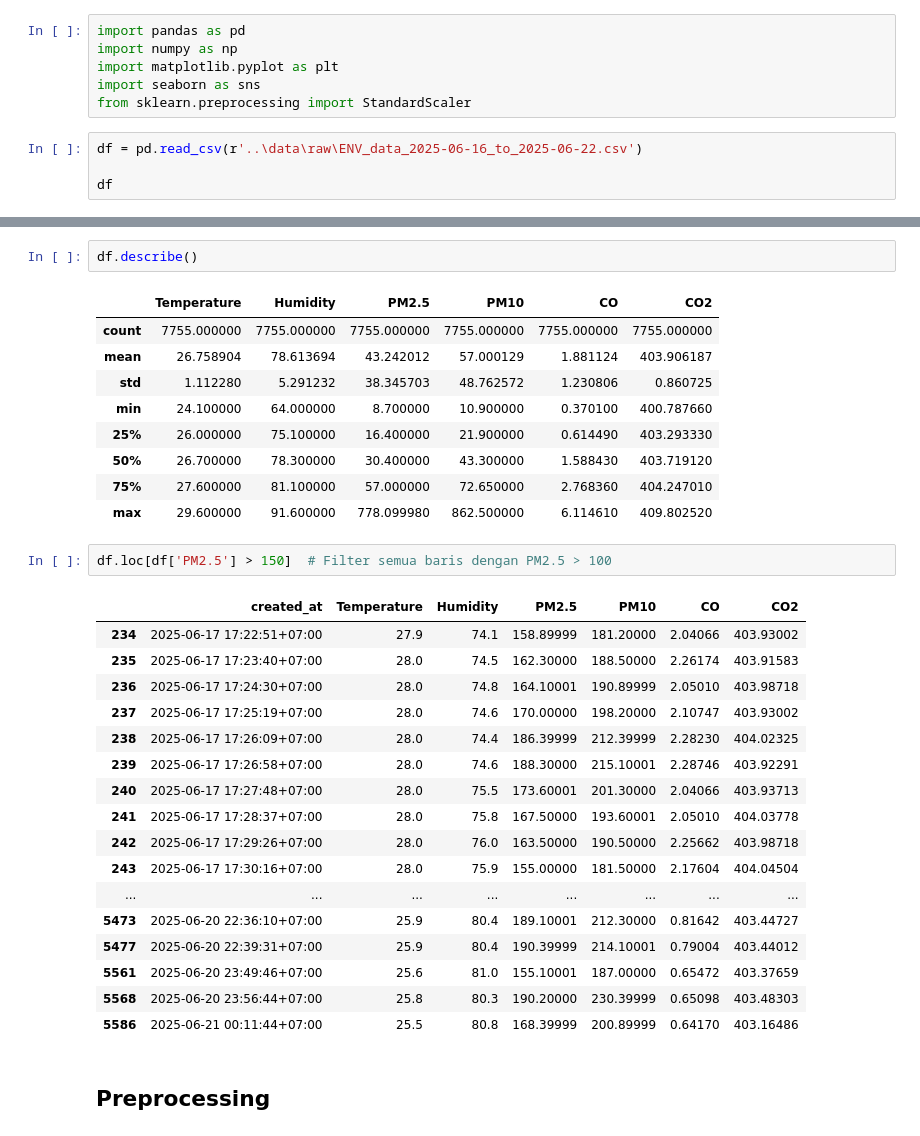
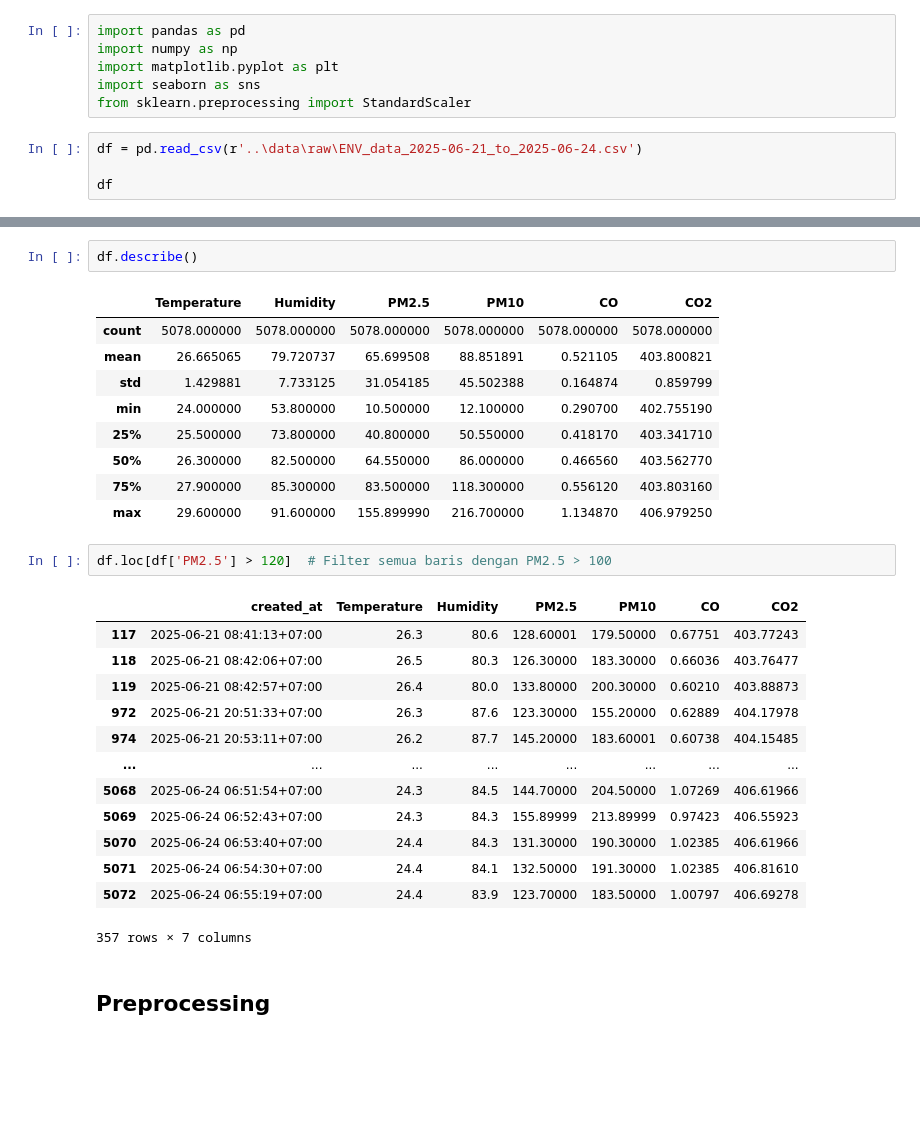
Before and after one commit to Hardtophead/Prediksi_Polusi_Udara, a Jupyter notebook: notebooks/fault_detection.ipynb, the cells around one changed output, grey strips where cells are left out. Saved outputs shown, nothing was run; the diff lists cells and outputs as text; blank space fills up the shorter version.

```diff
--- a/notebooks/fault_detection.ipynb
+++ b/notebooks/fault_detection.ipynb
@@ -9,7 +9,7 @@ import matplotlib.pyplot as plt
 import seaborn as sns
 from sklearn.preprocessing import StandardScaler
 # %%
-df = pd.read_csv(r'..\data\raw\ENV_data_2025-06-16_to_2025-06-22.csv')
+df = pd.read_csv(r'..\data\raw\ENV_data_2025-06-21_to_2025-06-24.csv')
 
 df
 # %% [output]
@@ -30,34 +30,30 @@ df
 df.describe()
 # %% [output]
 |  | Temperature | Humidity | PM2.5 | PM10 | CO | CO2 |
-| count | 7755.000000 | 7755.000000 | 7755.000000 | 7755.000000 | 7755.000000 | 7755.000000 |
-| mean | 26.758904 | 78.613694 | 43.242012 | 57.000129 | 1.881124 | 403.906187 |
-| std | 1.112280 | 5.291232 | 38.345703 | 48.762572 | 1.230806 | 0.860725 |
-| min | 24.100000 | 64.000000 | 8.700000 | 10.900000 | 0.370100 | 400.787660 |
-| 25% | 26.000000 | 75.100000 | 16.400000 | 21.900000 | 0.614490 | 403.293330 |
-| 50% | 26.700000 | 78.300000 | 30.400000 | 43.300000 | 1.588430 | 403.719120 |
-| 75% | 27.600000 | 81.100000 | 57.000000 | 72.650000 | 2.768360 | 404.247010 |
-| max | 29.600000 | 91.600000 | 778.099980 | 862.500000 | 6.114610 | 409.802520 |
+| count | 5078.000000 | 5078.000000 | 5078.000000 | 5078.000000 | 5078.000000 | 5078.000000 |
+| mean | 26.665065 | 79.720737 | 65.699508 | 88.851891 | 0.521105 | 403.800821 |
+| std | 1.429881 | 7.733125 | 31.054185 | 45.502388 | 0.164874 | 0.859799 |
+| min | 24.000000 | 53.800000 | 10.500000 | 12.100000 | 0.290700 | 402.755190 |
+| 25% | 25.500000 | 73.800000 | 40.800000 | 50.550000 | 0.418170 | 403.341710 |
+| 50% | 26.300000 | 82.500000 | 64.550000 | 86.000000 | 0.466560 | 403.562770 |
+| 75% | 27.900000 | 85.300000 | 83.500000 | 118.300000 | 0.556120 | 403.803160 |
+| max | 29.600000 | 91.600000 | 155.899990 | 216.700000 | 1.134870 | 406.979250 |
 # %%
-df.loc[df['PM2.5'] > 150]  # Filter semua baris dengan PM2.5 > 100
+df.loc[df['PM2.5'] > 120]  # Filter semua baris dengan PM2.5 > 100
 # %% [output]
 |  | created_at | Temperature | Humidity | PM2.5 | PM10 | CO | CO2 |
-| 234 | 2025-06-17 17:22:51+07:00 | 27.9 | 74.1 | 158.89999 | 181.20000 | 2.04066 | 403.93002 |
-| 235 | 2025-06-17 17:23:40+07:00 | 28.0 | 74.5 | 162.30000 | 188.50000 | 2.26174 | 403.91583 |
-| 236 | 2025-06-17 17:24:30+07:00 | 28.0 | 74.8 | 164.10001 | 190.89999 | 2.05010 | 403.98718 |
-| 237 | 2025-06-17 17:25:19+07:00 | 28.0 | 74.6 | 170.00000 | 198.20000 | 2.10747 | 403.93002 |
-| 238 | 2025-06-17 17:26:09+07:00 | 28.0 | 74.4 | 186.39999 | 212.39999 | 2.28230 | 404.02325 |
-| 239 | 2025-06-17 17:26:58+07:00 | 28.0 | 74.6 | 188.30000 | 215.10001 | 2.28746 | 403.92291 |
-| 240 | 2025-06-17 17:27:48+07:00 | 28.0 | 75.5 | 173.60001 | 201.30000 | 2.04066 | 403.93713 |
-| 241 | 2025-06-17 17:28:37+07:00 | 28.0 | 75.8 | 167.50000 | 193.60001 | 2.05010 | 404.03778 |
-| 242 | 2025-06-17 17:29:26+07:00 | 28.0 | 76.0 | 163.50000 | 190.50000 | 2.25662 | 403.98718 |
-| 243 | 2025-06-17 17:30:16+07:00 | 28.0 | 75.9 | 155.00000 | 181.50000 | 2.17604 | 404.04504 |
+| 117 | 2025-06-21 08:41:13+07:00 | 26.3 | 80.6 | 128.60001 | 179.50000 | 0.67751 | 403.77243 |
+| 118 | 2025-06-21 08:42:06+07:00 | 26.5 | 80.3 | 126.30000 | 183.30000 | 0.66036 | 403.76477 |
+| 119 | 2025-06-21 08:42:57+07:00 | 26.4 | 80.0 | 133.80000 | 200.30000 | 0.60210 | 403.88873 |
+| 972 | 2025-06-21 20:51:33+07:00 | 26.3 | 87.6 | 123.30000 | 155.20000 | 0.62889 | 404.17978 |
+| 974 | 2025-06-21 20:53:11+07:00 | 26.2 | 87.7 | 145.20000 | 183.60001 | 0.60738 | 404.15485 |
 | ... | ... | ... | ... | ... | ... | ... | ... |
-| 5473 | 2025-06-20 22:36:10+07:00 | 25.9 | 80.4 | 189.10001 | 212.30000 | 0.81642 | 403.44727 |
-| 5477 | 2025-06-20 22:39:31+07:00 | 25.9 | 80.4 | 190.39999 | 214.10001 | 0.79004 | 403.44012 |
-| 5561 | 2025-06-20 23:49:46+07:00 | 25.6 | 81.0 | 155.10001 | 187.00000 | 0.65472 | 403.37659 |
-| 5568 | 2025-06-20 23:56:44+07:00 | 25.8 | 80.3 | 190.20000 | 230.39999 | 0.65098 | 403.48303 |
-| 5586 | 2025-06-21 00:11:44+07:00 | 25.5 | 80.8 | 168.39999 | 200.89999 | 0.64170 | 403.16486 |
+| 5068 | 2025-06-24 06:51:54+07:00 | 24.3 | 84.5 | 144.70000 | 204.50000 | 1.07269 | 406.61966 |
+| 5069 | 2025-06-24 06:52:43+07:00 | 24.3 | 84.3 | 155.89999 | 213.89999 | 0.97423 | 406.55923 |
+| 5070 | 2025-06-24 06:53:40+07:00 | 24.4 | 84.3 | 131.30000 | 190.30000 | 1.02385 | 406.61966 |
+| 5071 | 2025-06-24 06:54:30+07:00 | 24.4 | 84.1 | 132.50000 | 191.30000 | 1.02385 | 406.81610 |
+| 5072 | 2025-06-24 06:55:19+07:00 | 24.4 | 83.9 | 123.70000 | 183.50000 | 1.00797 | 406.69278 |
+357 rows × 7 columns
 # %% [markdown]
 ## **Preprocessing**
 # %%
```
Also changed, not shown: parts of 25 cells of this notebook, 5 other files.
